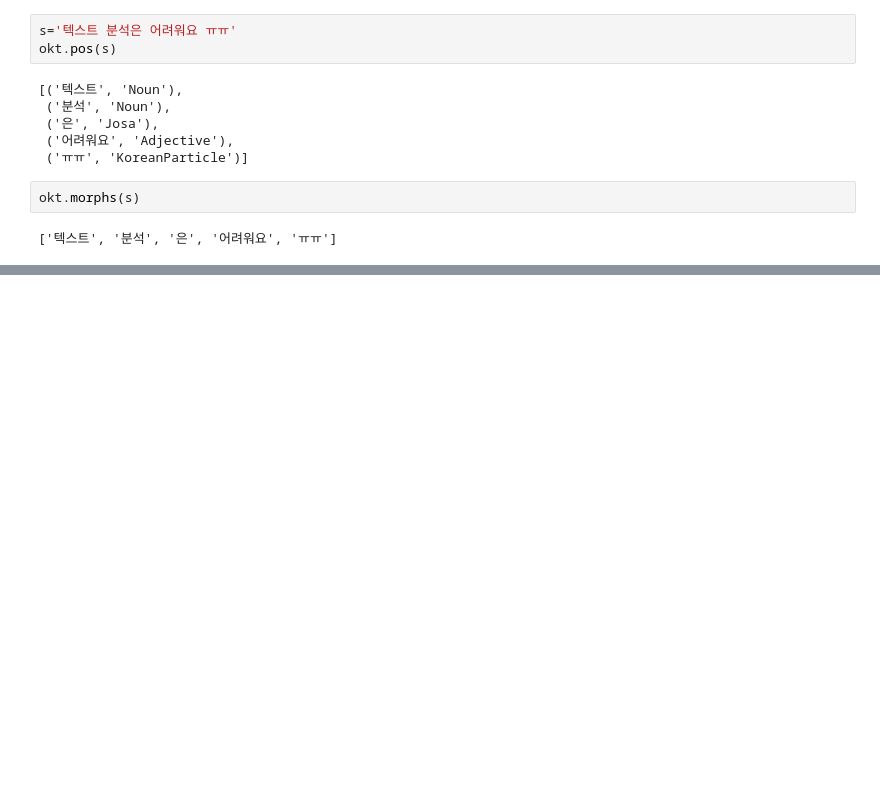
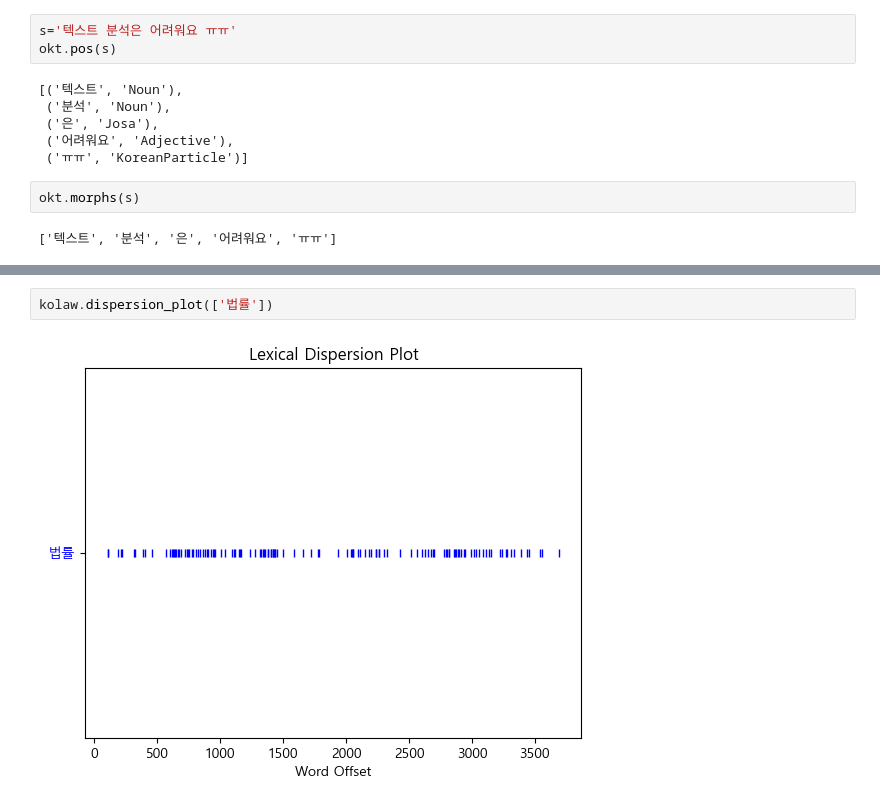
Before and after one commit to initbtn/BIGDATA_VISUALATION, a Jupyter notebook: konlpy_test1.ipynb, the cells around one changed output, grey strips where cells are left out. Drawn from its saved outputs; the diff is of its cells as text; blank space fills up the shorter version.

```diff
--- a/konlpy_test1.ipynb
+++ b/konlpy_test1.ipynb
@@ -135,0 +231,4 @@ okt.morphs(s)
+# %%
+kolaw.dispersion_plot(['법률'])
+# %% [output]
+[figure, added]
```
Also changed, not shown: parts of 16 cells of this notebook, 16 other files.
